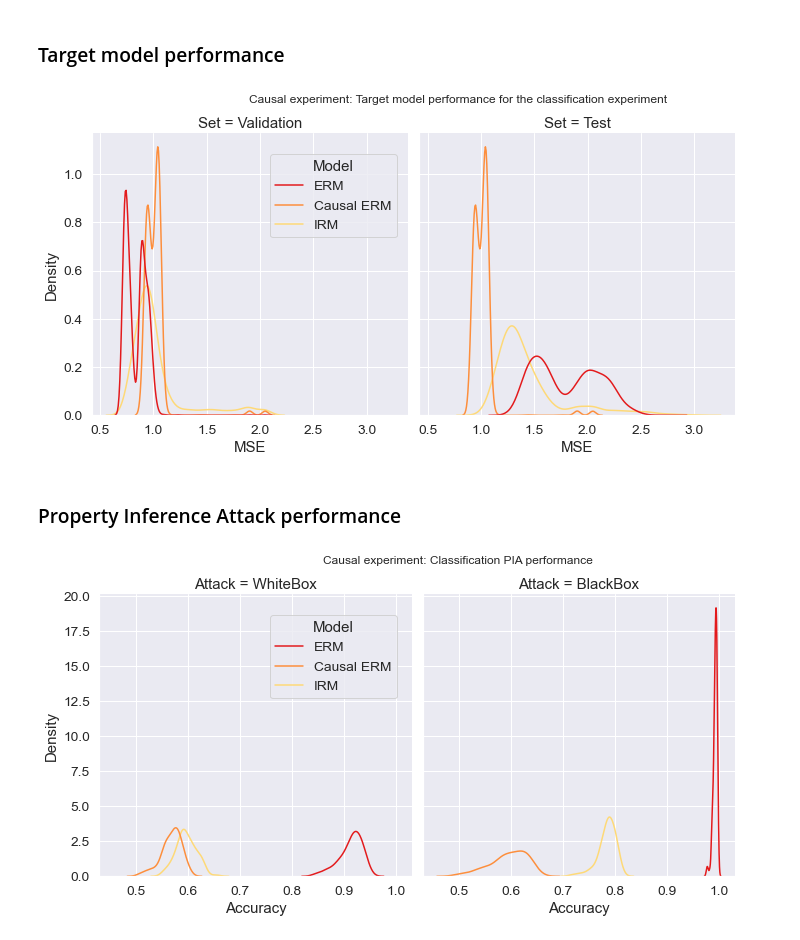
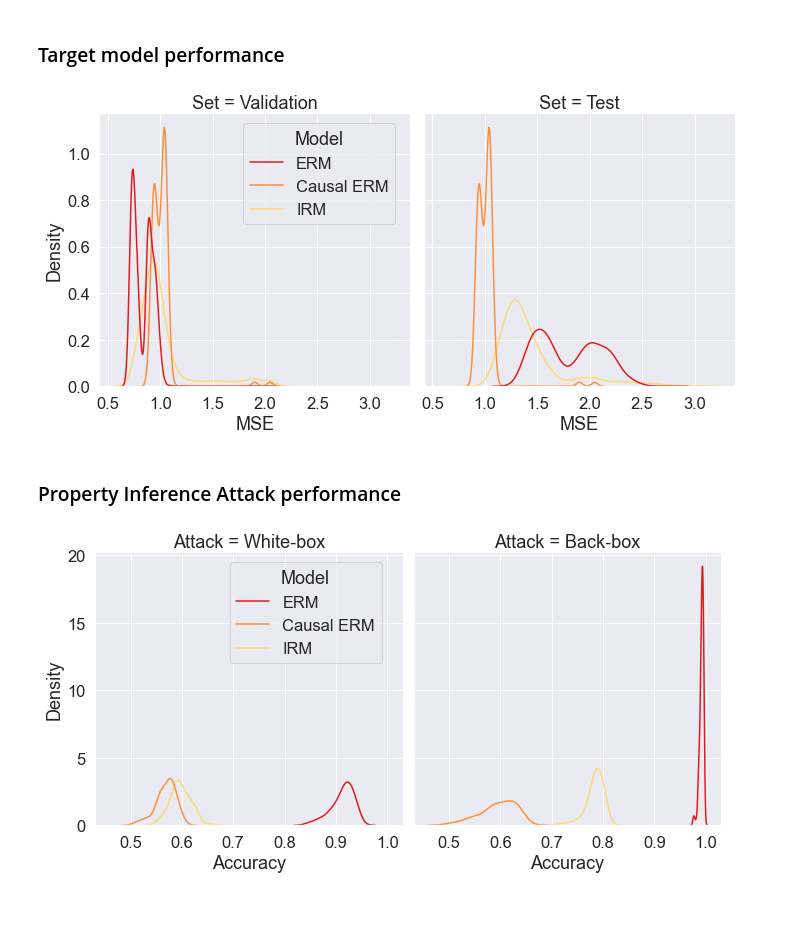
Before and after one commit to epfl-dlab/distribution-inference-risks, a Jupyter notebook: Experiments.ipynb, the cells around one changed output. Drawn from its saved outputs; the diff is of its cells as text; code cells hidden in the pictures; blank space fills up the shorter version.

Commit message:
Small notebook corrections

```diff
--- a/Experiments.ipynb
+++ b/Experiments.ipynb
@@ -25,7 +25,7 @@ if not exists(FIGURES_FOLDER):
     mkdir(FIGURES_FOLDER)
 # %%
 sns.set_theme(palette=sns.color_palette('YlOrRd_r', 3))
-sns.set_context('notebook', font_scale=1.25)
+sns.set_context('notebook', font_scale=1.5)
 
 def plot(df, x, y, filename, col = None, xlabel = None, ylabel = None):
     if col is not None and df[col].nunique() > 1:
@@ -275,17 +275,20 @@ if not exists(join(RESULTS_FOLDER, 'exp_causal_res.pkl')) or FORCE_RUN:
 # %%
 perf = pd.read_pickle(join(RESULTS_FOLDER, 'exp_causal_perf.pkl'))
 g = sns.displot(data=perf[perf.Experiment == 'Classification'], hue='Model', x='MSE', col='Set', kind='kde')
-g.fig.suptitle('Causal experiment: Target model performance for the classification experiment', y=1.03)
-sns.move_legend(obj = g, loc = 'center left', bbox_to_anchor = (0.27, 0.75), frameon=True)
+sns.move_legend(obj = g, loc = 'center left', bbox_to_anchor = (0.23, 0.75), frameon=True)
+plt.savefig(join(FIGURES_FOLDER, 'causal_perf.pdf'), bbox_inches='tight')
+plt.show()
 # %% [output]
-[figure, old version]
+[figure, new version]
 # %% [markdown]
 ### Property Inference Attack performance
 # %%
 res = pd.read_pickle(join(RESULTS_FOLDER, 'exp_causal_res.pkl'))
+res['Attack'] = res.Attack.map({'WhiteBox': 'White-box', 'BlackBox': 'Back-box'})
 g = sns.displot(data=res[res.Experiment == 'Classification'], hue='Model', x='MAE/Acc', col='Attack', kind='kde')\
        .set(xlabel='Accuracy')
-g.fig.suptitle('Causal experiment: Classification PIA performance', y=1.03)
-sns.move_legend(obj = g, loc = 'center left', bbox_to_anchor = (0.27, 0.75), frameon=True)
+sns.move_legend(obj = g, loc = 'center left', bbox_to_anchor = (0.23, 0.75), frameon=True)
+plt.savefig(join(FIGURES_FOLDER, 'causal_res.pdf'), bbox_inches='tight')
+plt.show()
 # %% [output]
-[figure, old version]
+[figure, new version]
```
Also changed, not shown: parts of 10 cells of this notebook, 13 other files.
